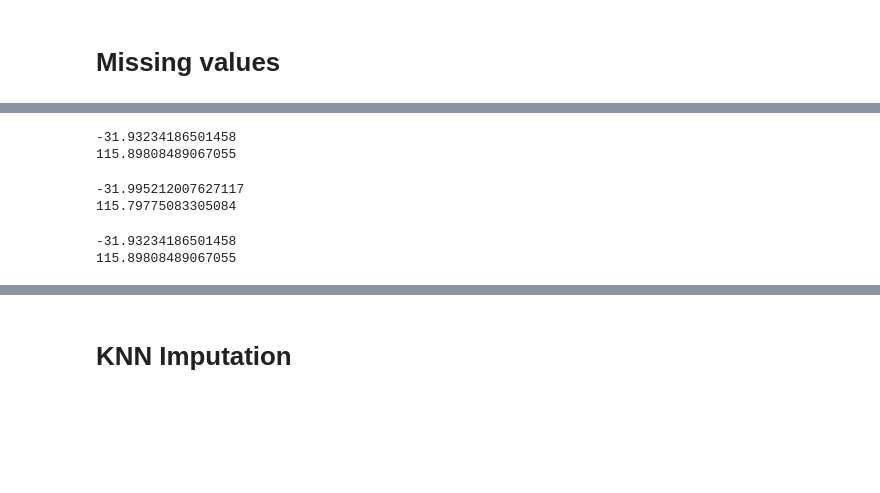
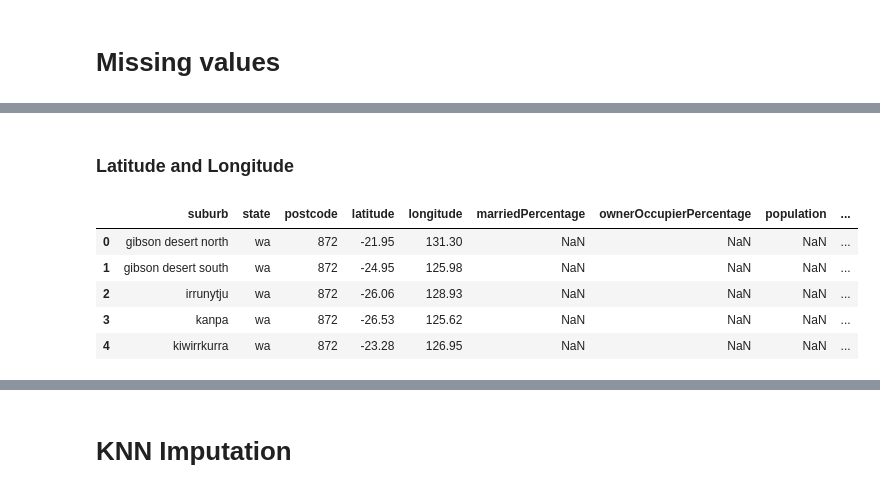
Before and after one commit to tristandabsonu/House-Price-Prediction, a Jupyter notebook: data_analysis/2 cleaning.ipynb, the cells around one changed output, grey strips where cells are left out. Saved outputs shown, nothing was run; the diff lists cells and outputs as text; code cells hidden in the pictures; blank space fills up the shorter version.

```diff
--- a/data_analysis/2 cleaning.ipynb
+++ b/data_analysis/2 cleaning.ipynb
@@ -1,7 +1,9 @@
 # %%
 import pandas as pd
+pd.set_option('display.max_columns', None)
 pd.set_option("max_colwidth", None)
 pd.set_option("max_seq_items", None)
+pd.set_option('display.float_format', '{:.2f}'.format)
 
 import numpy as np
 # %%
@@ -324,6 +210,0 @@ test.loc[test['latitude'].isnull(), ['suburb','latitude','longitude']]
-# %%
-print(train[train['suburb']=='maylands']['latitude'].mean())
-print(train[train['suburb']=='maylands']['longitude'].mean())
-# %% [output]
--31.93234186501458
-115.89808489067055
@@ -345,12 +211,14 @@ for impute_col in spatial_features:
-# %%
-print(train.loc[(18)]['latitude'])
-print(train.loc[(18)]['longitude'])
-# %% [output]
--31.995212007627117
-115.79775083305084
-# %%
-print(test.loc[(586)]['latitude'])
-print(test.loc[(586)]['longitude'])
-# %% [output]
--31.93234186501458
-115.89808489067055
+# %% [markdown]
+### Latitude and Longitude
+# %%
+suburbs_path = '/Users/tristangarcia/desktop/hp-pred_data/suburbs/'
+suburb_statistics = pd.read_csv(f'{suburbs_path}statistics/wa_statistics.csv')
+
+suburb_statistics.head()
+# %% [output]
+|  | suburb | state | postcode | latitude | longitude | marriedPercentage | ownerOccupierPercentage | population | ... |
+| 0 | gibson desert north | wa | 872 | -21.95 | 131.30 | NaN | NaN | NaN | ... |
+| 1 | gibson desert south | wa | 872 | -24.95 | 125.98 | NaN | NaN | NaN | ... |
+| 2 | irrunytju | wa | 872 | -26.06 | 128.93 | NaN | NaN | NaN | ... |
+| 3 | kanpa | wa | 872 | -26.53 | 125.62 | NaN | NaN | NaN | ... |
+| 4 | kiwirrkurra | wa | 872 | -23.28 | 126.95 | NaN | NaN | NaN | ... |
```
Also changed, not shown: parts of 58 cells of this notebook, 4 other files.
